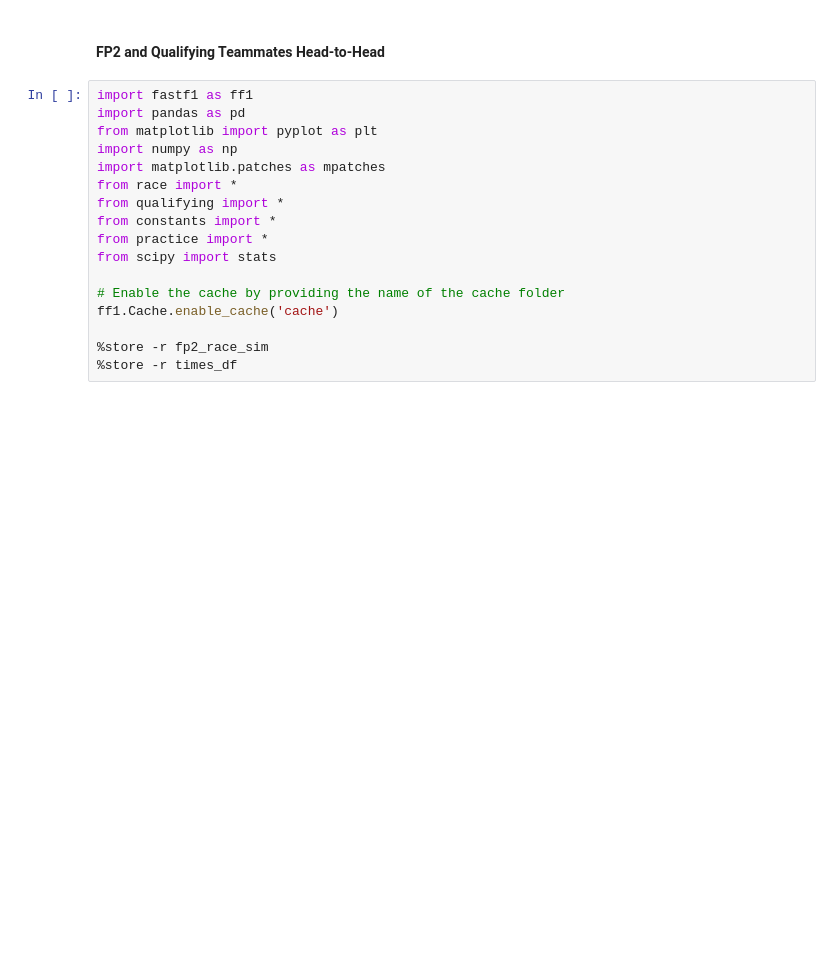
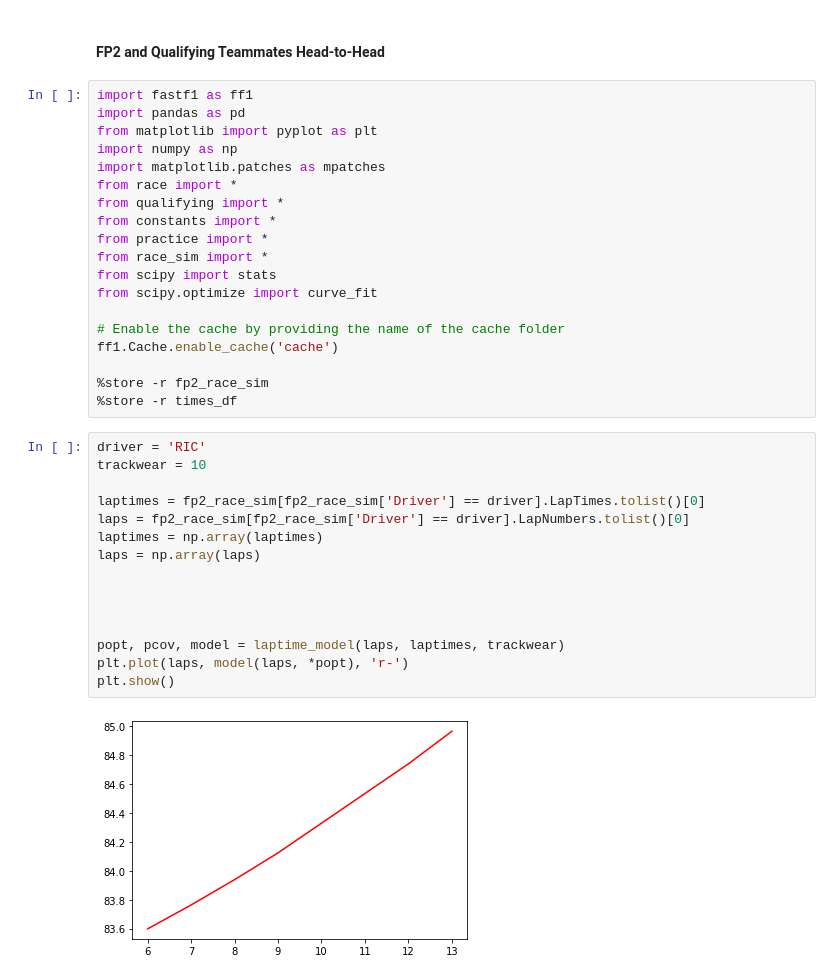
Before and after one commit to Kmanchine/FormulaOneRaceSimulator, a Jupyter notebook: RaceSim.ipynb, the cells around one changed output. Cells and saved outputs as stored; diff of their text form; blank space fills up the shorter version.

```diff
--- a/RaceSim.ipynb
+++ b/RaceSim.ipynb
@@ -83,10 +83,29 @@ from race import *
 from qualifying import *
 from constants import *
 from practice import *
+from race_sim import *
 from scipy import stats
+from scipy.optimize import curve_fit
 
 # Enable the cache by providing the name of the cache folder
 ff1.Cache.enable_cache('cache')
 
 %store -r fp2_race_sim
 %store -r times_df
+# %%
+driver = 'RIC'
+trackwear = 10
+
+laptimes = fp2_race_sim[fp2_race_sim['Driver'] == driver].LapTimes.tolist()[0]
+laps = fp2_race_sim[fp2_race_sim['Driver'] == driver].LapNumbers.tolist()[0]
+laptimes = np.array(laptimes)
+laps = np.array(laps)
+
+
+
+
+popt, pcov, model = laptime_model(laps, laptimes, trackwear)
+plt.plot(laps, model(laps, *popt), 'r-')
+plt.show()
+# %% [output]
+[figure, added]
```
Also changed, not shown: parts of 5 cells of this notebook, 2 other files.
